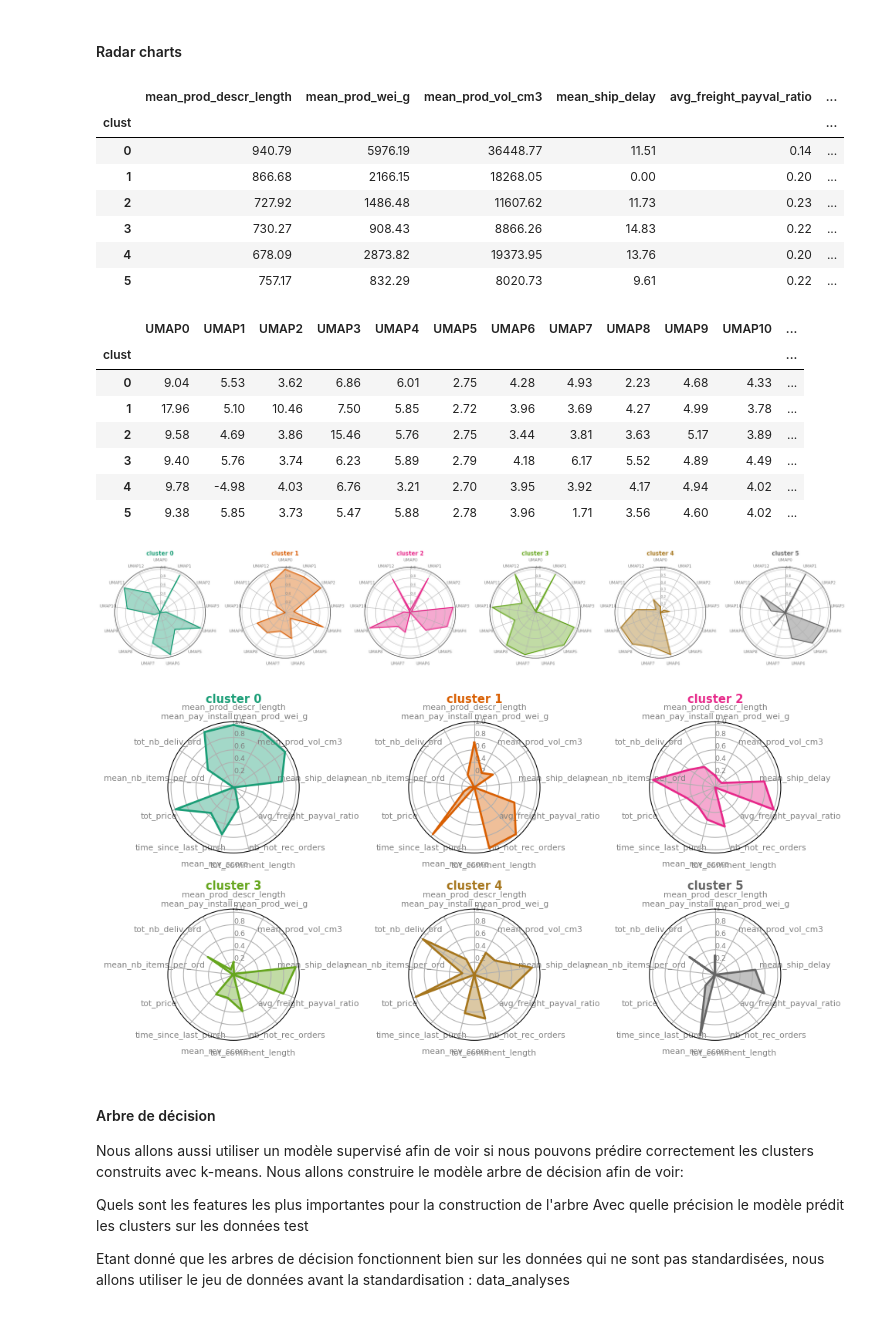
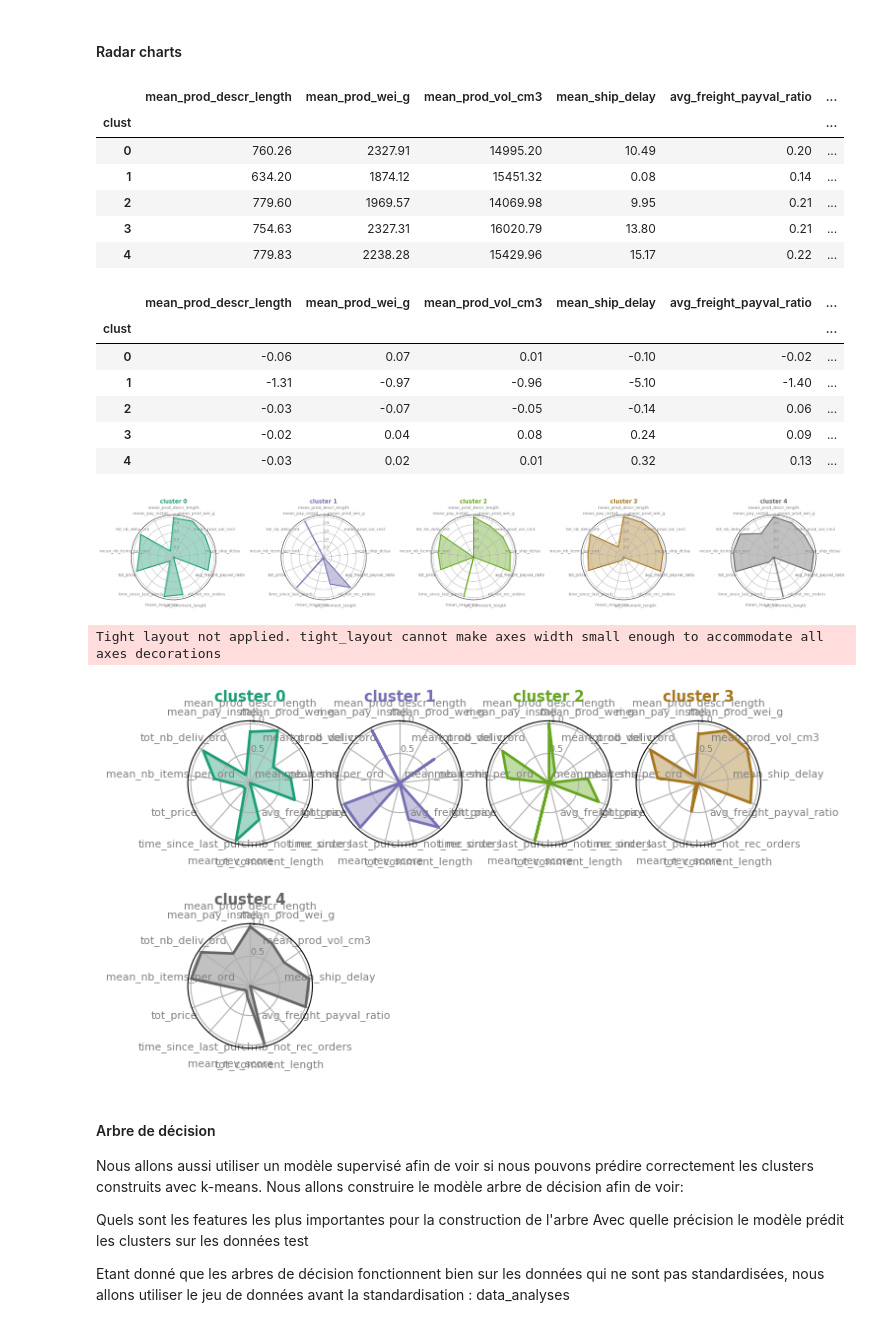
Before and after one commit to SmellyArmure/OC_DS_Project5, a Jupyter notebook: NOTEBOOKS/P5_Clustering.ipynb, the cells around one changed output. Saved outputs shown, nothing was run; the diff lists cells and outputs as text; code cells hidden in the pictures.

```diff
--- a/NOTEBOOKS/P5_Clustering.ipynb
+++ b/NOTEBOOKS/P5_Clustering.ipynb
@@ -282,7 +282,8 @@ To make the clustering process easier, we'll use UMAP to transform the data prio
 # %%
 from umap import UMAP
 
-def select_transform(df, sel_col, strat_quant='stand', UMAP_transf=False):
+def select_transform(df, sel_col, strat_quant='stand',
+                     UMAP_transf=False, n_comp=None):
 
     ### Data to use for clusters analysis (untransformed)
     df_orig = df.copy('deep')
@@ -296,7 +297,7 @@ def select_transform(df, sel_col, strat_quant='stand', UMAP_transf=False):
 
     if UMAP_transf:
         # UMAP (same nb of components as nb of column in original dataset)
-        n_comp = len(sel_col)
+        n_comp = len(sel_col) if n_comp is None else n_comp
         umap = UMAP(n_components=n_comp, n_neighbors=15, min_dist=0.1,
                     init='spectral', random_state=14)
         df_trans = pd.DataFrame(umap.fit_transform(df_trans),
@@ -307,6 +308,6 @@ def select_transform(df, sel_col, strat_quant='stand', UMAP_transf=False):
     return df_trans, df_orig
 # %%
 %%time
-dfA_trans, dfA = select_transform(df_cust, sel_cols_A,
-                                  strat_quant='stand', UMAP_transf=True)
+dfA_trans, dfA = select_transform(df_cust, sel_cols_A, strat_quant='quant_uni',
+                                  UMAP_transf=False, n_comp=None)
 # %% [output]
@@ -585,7 +614,7 @@ from sklearn.metrics import silhouette_score, davies_bouldin_score, calinski_har
 
 # fit the model on the whole dataframe
 
-n_clust=6
+n_clust = 5
 best_model = KMeans(n_clusters=n_clust, n_jobs=-1, random_state=14)
 best_model.fit(df)
 ser_clust = pd.Series(data=best_model.labels_,
@@ -594,6 +623,6 @@ ser_clust = pd.Series(data=best_model.labels_,
 silh = silhouette_score(X=df, labels=ser_clust)
 dav_bould = davies_bouldin_score(X=df, labels=ser_clust)
 cal_harab = calinski_harabasz_score(X=df, labels=ser_clust)
-distor = km.inertia_
+distor = best_model.inertia_
 silh, cal_harab, dav_bould, distor
 # %% [output]
@@ -758,20 +789,18 @@ display(df_clust_mean, df_centroids)
 # %% [output]
 |  | mean_prod_descr_length | mean_prod_wei_g | mean_prod_vol_cm3 | mean_ship_delay | avg_freight_payval_ratio | ... |
 | clust |  |  |  |  |  | ... |
-| 0 | 940.79 | 5976.19 | 36448.77 | 11.51 | 0.14 | ... |
-| 1 | 866.68 | 2166.15 | 18268.05 | 0.00 | 0.20 | ... |
-| 2 | 727.92 | 1486.48 | 11607.62 | 11.73 | 0.23 | ... |
-| 3 | 730.27 | 908.43 | 8866.26 | 14.83 | 0.22 | ... |
-| 4 | 678.09 | 2873.82 | 19373.95 | 13.76 | 0.20 | ... |
-| 5 | 757.17 | 832.29 | 8020.73 | 9.61 | 0.22 | ... |
+| 0 | 760.26 | 2327.91 | 14995.20 | 10.49 | 0.20 | ... |
+| 1 | 634.20 | 1874.12 | 15451.32 | 0.08 | 0.14 | ... |
+| 2 | 779.60 | 1969.57 | 14069.98 | 9.95 | 0.21 | ... |
+| 3 | 754.63 | 2327.31 | 16020.79 | 13.80 | 0.21 | ... |
+| 4 | 779.83 | 2238.28 | 15429.96 | 15.17 | 0.22 | ... |
-|  | UMAP0 | UMAP1 | UMAP2 | UMAP3 | UMAP4 | UMAP5 | UMAP6 | UMAP7 | UMAP8 | UMAP9 | UMAP10 | ... |
-| clust |  |  |  |  |  |  |  |  |  |  |  | ... |
-| 0 | 9.04 | 5.53 | 3.62 | 6.86 | 6.01 | 2.75 | 4.28 | 4.93 | 2.23 | 4.68 | 4.33 | ... |
-| 1 | 17.96 | 5.10 | 10.46 | 7.50 | 5.85 | 2.72 | 3.96 | 3.69 | 4.27 | 4.99 | 3.78 | ... |
-| 2 | 9.58 | 4.69 | 3.86 | 15.46 | 5.76 | 2.75 | 3.44 | 3.81 | 3.63 | 5.17 | 3.89 | ... |
-| 3 | 9.40 | 5.76 | 3.74 | 6.23 | 5.89 | 2.79 | 4.18 | 6.17 | 5.52 | 4.89 | 4.49 | ... |
-| 4 | 9.78 | -4.98 | 4.03 | 6.76 | 3.21 | 2.70 | 3.95 | 3.92 | 4.17 | 4.94 | 4.02 | ... |
-| 5 | 9.38 | 5.85 | 3.73 | 5.47 | 5.88 | 2.78 | 3.96 | 1.71 | 3.56 | 4.60 | 4.02 | ... |
+|  | mean_prod_descr_length | mean_prod_wei_g | mean_prod_vol_cm3 | mean_ship_delay | avg_freight_payval_ratio | ... |
+| clust |  |  |  |  |  | ... |
+| 0 | -0.06 | 0.07 | 0.01 | -0.10 | -0.02 | ... |
+| 1 | -1.31 | -0.97 | -0.96 | -5.10 | -1.40 | ... |
+| 2 | -0.03 | -0.07 | -0.05 | -0.14 | 0.06 | ... |
+| 3 | -0.02 | 0.04 | 0.08 | 0.24 | 0.09 | ... |
+| 4 | -0.03 | 0.02 | 0.01 | 0.32 | 0.13 | ... |
 # %%
 ### CENTROIDS
 #########################
@@ -792,24 +821,25 @@ for i, row in enumerate(df_centroids.index, 1):
                      min_max_scaling=True, ax=ax)
 plt.tight_layout()
 # %% [output]
-[figure, old version]
+[figure, new version]
 # %%
 ### MEAN UNTRANSFORMED DATA
 ###########################
 my_dpi = my_dpi
-fig = plt.figure(figsize=(1000/my_dpi, 500/my_dpi),
+fig = plt.figure(figsize=(750/my_dpi, 500/my_dpi),
                  dpi=my_dpi)
 
 # # Loop to plot
 for i, row in enumerate(df_clust_mean.index, 1):
-    ax = fig.add_subplot(2,3,i, polar=True)
+    ax = fig.add_subplot(2,4,i, polar=True)
     plot_radar_chart(df=df_clust_mean, row=row,
                      title='cluster '+str(row),
                      color=my_palette(row),
                      min_max_scaling=True, ax=ax)
 plt.tight_layout(rect=[0,0,0.95,1])
 # %% [output]
+Tight layout not applied. tight_layout cannot make axes width small enough to accommodate all axes decorations
-[figure, old version]
+[figure, new version]
 # %% [markdown]
 #### Arbre de décision
 
```
Also changed, not shown: parts of 65 cells of this notebook, 2 other files.
